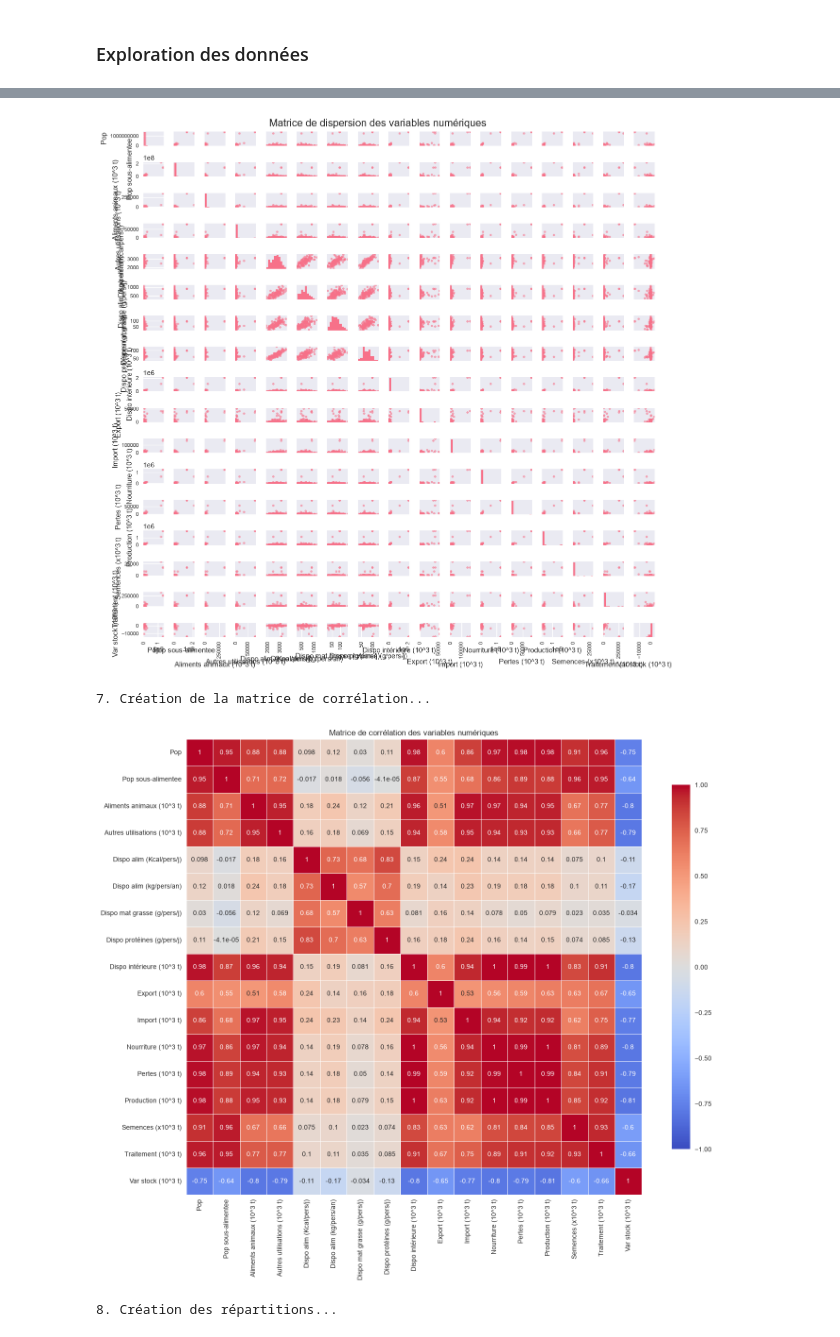
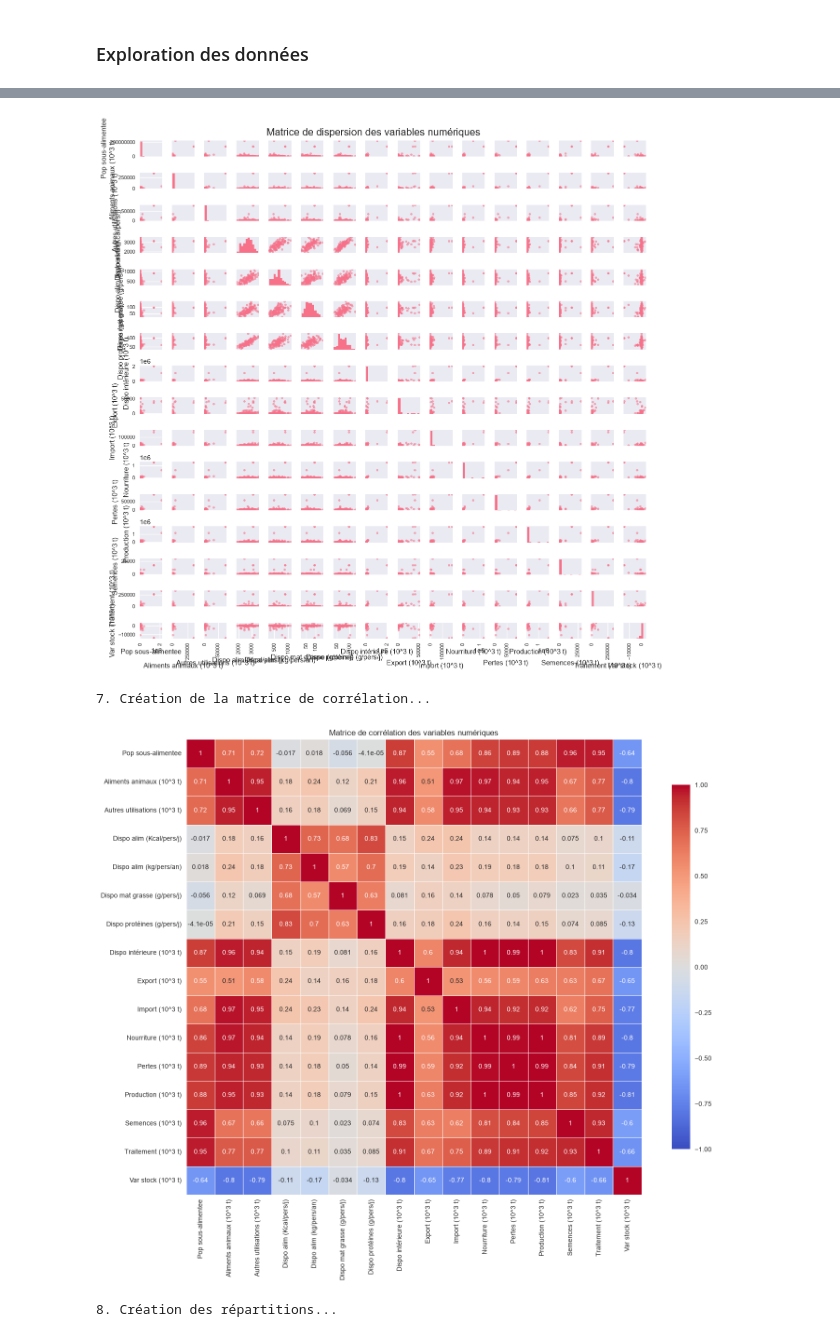
Before and after one commit to SIMPLON-DIST-Data-Analyst-211541/FAO_Analysis_Johan, a Jupyter notebook: src/notebook.ipynb, the cells around one changed output, grey strips where cells are left out. Cells and saved outputs as stored; diff of their text form; code cells hidden in the pictures.

```diff
--- a/src/notebook.ipynb
+++ b/src/notebook.ipynb
@@ -2047,7 +2047,7 @@ df_final = df_final.rename(columns={
     'Nourriture' : 'Nourriture (10^3 t)',
     'Pertes' : 'Pertes (10^3 t)',
     'Production' : 'Production (10^3 t)',
-    'Semences' : 'Semences (x10^3 t)',
+    'Semences' : 'Semences (10^3 t)',
     'Traitement' : 'Traitement (10^3 t)',
     'Variation de stock' : 'Var stock (10^3 t)'})
 print("DataFrame avec plusieurs noms modifiés :")
@@ -2093,7 +2093,7 @@ def exploratory_data_analysis(df):
     numeric_columns = df.select_dtypes(include=[np.number]).columns.tolist()
 
     # Suppression des colonnes spécifiques si elles existent
-    columns_to_exclude = ['Code zone', 'Zone']
+    columns_to_exclude = ['Code zone', 'Zone', 'Pop']
     for col in columns_to_exclude:
         if col in numeric_columns:
             numeric_columns.remove(col)
@@ -2190,7 +2190,7 @@ print("Script d'analyse exploratoire terminé.")
 
 6. Création de la matrice de dispersion...
 <Figure size 1500x1200 with 0 Axes>
-[figure, old version]
+[figure, new version]
 7. Création de la matrice de corrélation...
-[figure, old version]
+[figure, new version]
 8. Création des répartitions...
```
Also changed, not shown: parts of 15 cells of this notebook, 1 other file.
